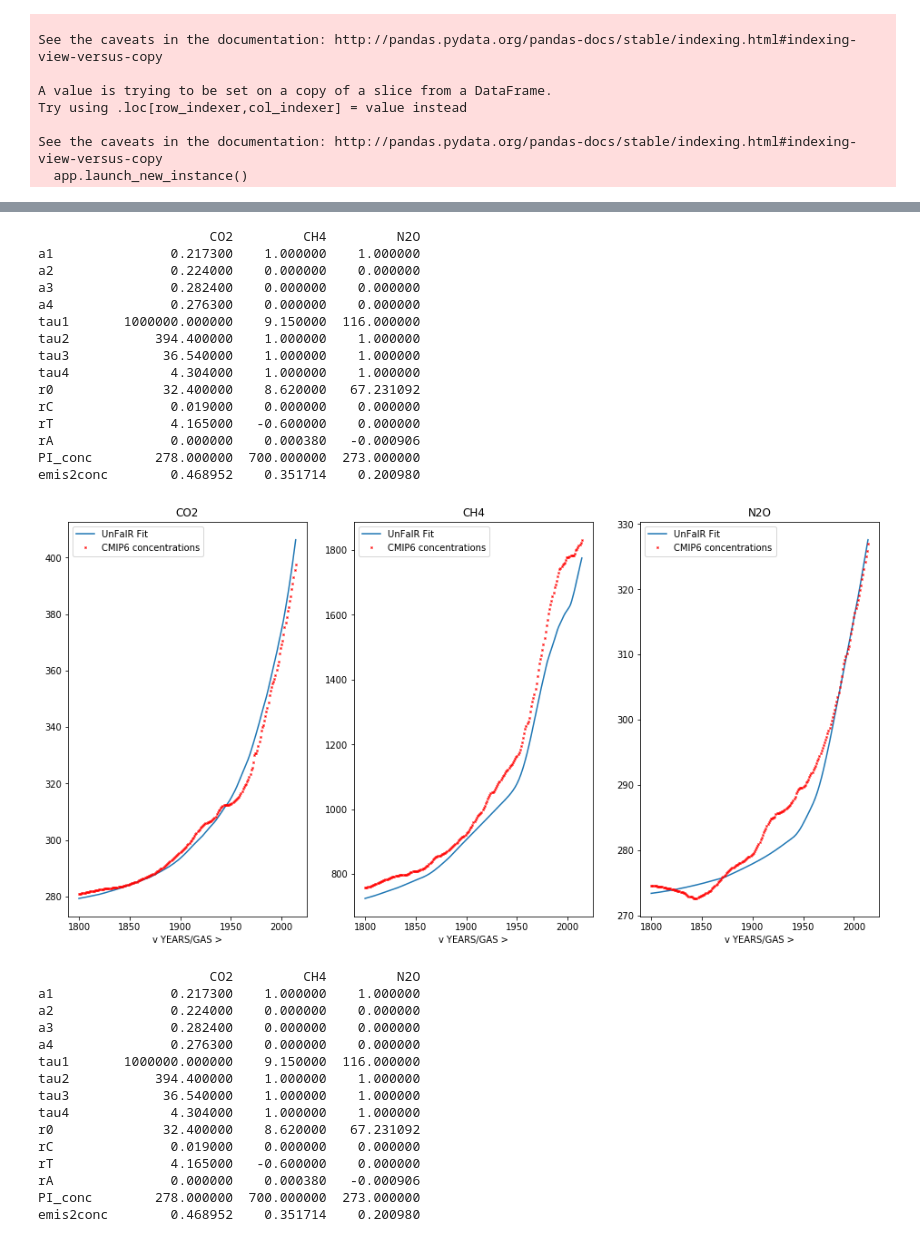
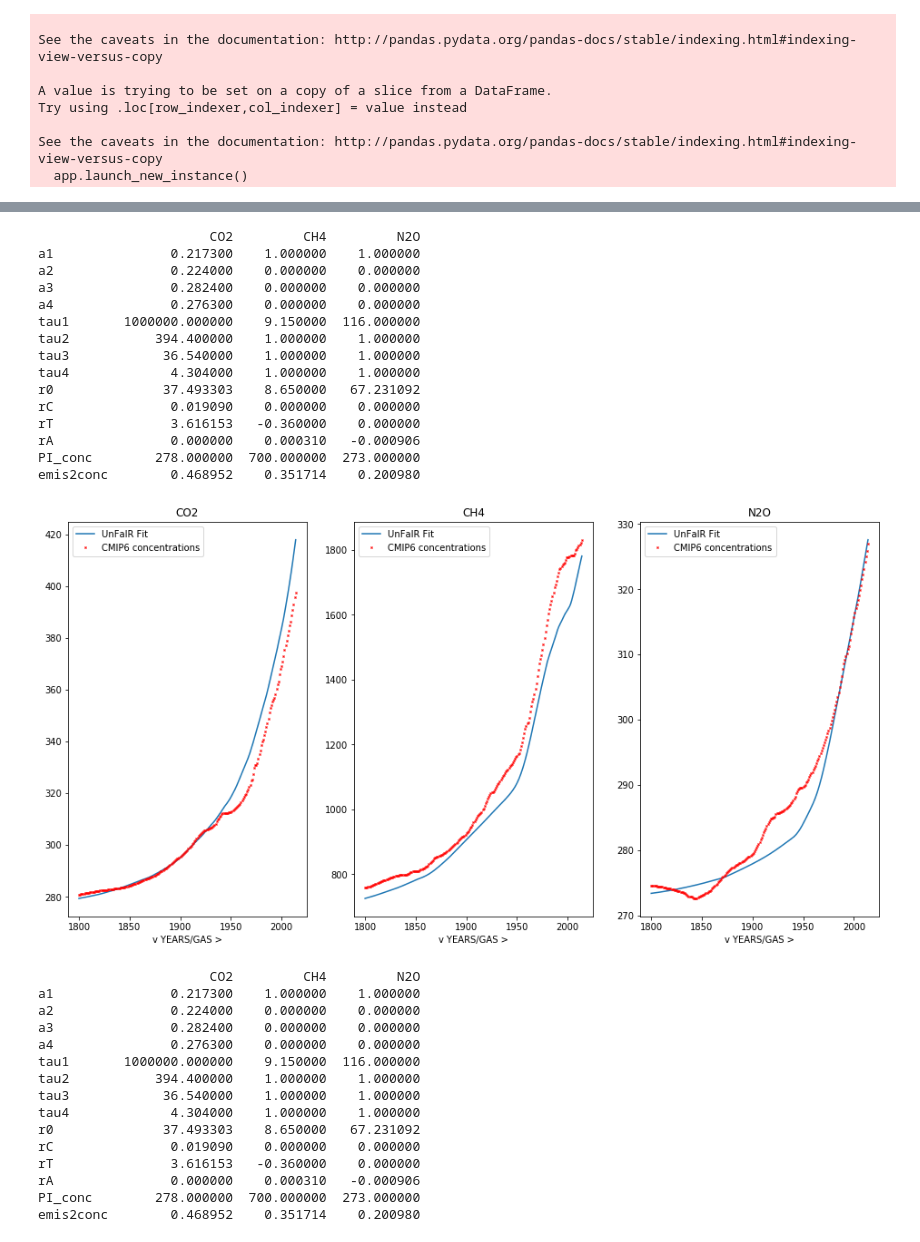
Before and after one commit to stujen/fiveEqSCM, a Jupyter notebook: 5eqSCM/Nick_UnFaIR/UnFaIR fitting gas cycle.ipynb, the cells around one changed output, grey strips where cells are left out. Saved outputs shown, nothing was run; the diff lists cells and outputs as text; code cells hidden in the pictures.

```diff
--- a/5eqSCM/Nick_UnFaIR/UnFaIR fitting gas cycle.ipynb
+++ b/5eqSCM/Nick_UnFaIR/UnFaIR fitting gas cycle.ipynb
@@ -165,41 +165,41 @@ otherforc = RCP85_forc.TOTAL_INCLVOLCANIC_RF.loc[:2014].values - RCP85_forc.CO2C
 
 params = default_gas_params()
 
-params.loc['r0':'rT'].CO2 = np.array([32.4,0.019,4.165])#CO2_grad_fit['x']
+#params.loc['r0':'rT'].CO2 = np.array([32.4,0.019,4.165])#CO2_grad_fit['x']
 #params.loc[['r0','rT','rA'],'CH4'] = CH4_grad_fit['x']
 #params.loc[['r0','rA'],'N2O'] = N2O_grad_fit['x']
 
-params.loc[['r0','rT','rA'],'CH4'] = np.array([8.62,-6e-01,3.8e-04])
+params.loc['r0','CH4'] = 8.65
 
 print(params)
 
 result = UnFaIR(emissions_in=emissions,F_ext=otherforc,gas_params=params)
 
 fig,ax=plt.subplots(1,3,figsize=(16,8))
 for i,s in enumerate(['CO2','CH4','N2O']):
     result['C'][s].loc[1800:].plot(ax=ax[i],label='UnFaIR Fit')
     #obsv_concs[s].plot(ax=ax[i],marker='x',linewidth=0,ms=2,color='r',label='NOAA observation (atmos)')
     #Law_Dome[s].loc[1800:].plot(ax=ax[i],marker='x',linewidth=0,ms=2,color='k', label='Law Dome measurement')
     CMIP6_concs[s].loc[1800:].plot(ax=ax[i],marker='x',linewidth=0,ms=2,color='r',label='CMIP6 concentrations')
     ax[i].set_title(s)
     ax[i].legend()
 # %% [output]
                       CO2         CH4         N2O
 a1               0.217300    1.000000    1.000000
 a2               0.224000    0.000000    0.000000
 a3               0.282400    0.000000    0.000000
 a4               0.276300    0.000000    0.000000
 tau1       1000000.000000    9.150000  116.000000
 tau2           394.400000    1.000000    1.000000
 tau3            36.540000    1.000000    1.000000
 tau4             4.304000    1.000000    1.000000
-r0              32.400000    8.620000   67.231092
-rC               0.019000    0.000000    0.000000
-rT               4.165000   -0.600000    0.000000
-rA               0.000000    0.000380   -0.000906
+r0              37.493303    8.650000   67.231092
+rC               0.019090    0.000000    0.000000
+rT               3.616153   -0.360000    0.000000
+rA               0.000000    0.000310   -0.000906
 PI_conc        278.000000  700.000000  273.000000
 emis2conc        0.468952    0.351714    0.200980
-[figure, old version]
+[figure, new version]
 # %%
 ## Running RCP8.5 through...
 RCP85_E = pd.read_csv('./RCP_data/RCP85_EMISSIONS.csv',skiprows=36,index_col=0)
@@ -225,10 +225,10 @@ tau1       1000000.000000    9.150000  116.000000
 tau2           394.400000    1.000000    1.000000
 tau3            36.540000    1.000000    1.000000
 tau4             4.304000    1.000000    1.000000
-r0              32.400000    8.620000   67.231092
-rC               0.019000    0.000000    0.000000
-rT               4.165000   -0.600000    0.000000
-rA               0.000000    0.000380   -0.000906
+r0              37.493303    8.650000   67.231092
+rC               0.019090    0.000000    0.000000
+rT               3.616153   -0.360000    0.000000
+rA               0.000000    0.000310   -0.000906
 PI_conc        278.000000  700.000000  273.000000
 emis2conc        0.468952    0.351714    0.200980
 # %%
```
Also changed, not shown: parts of 3 cells of this notebook, 8 other files.
